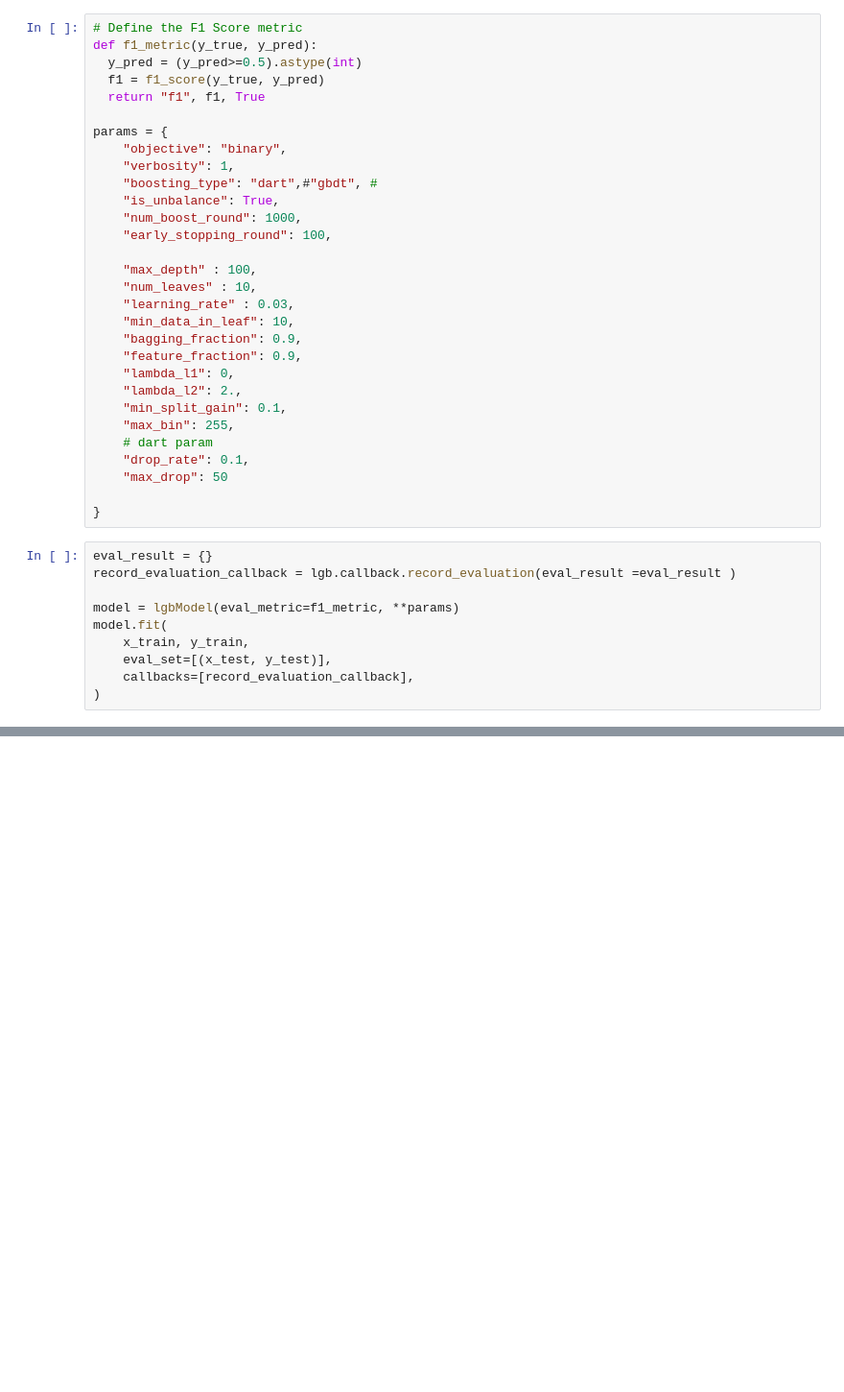
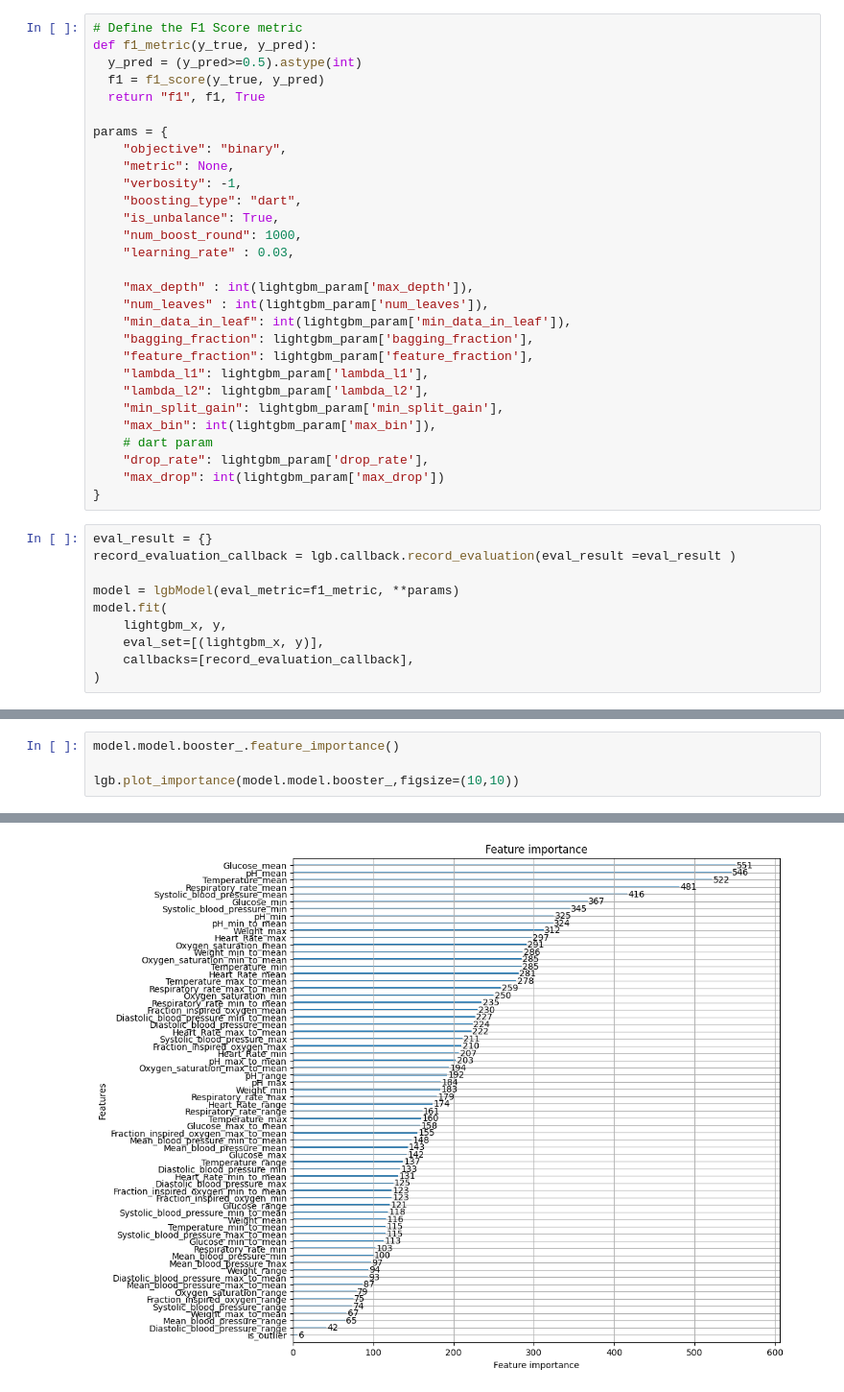
Before and after one commit to Johneinsteinwong/COMP7015_GroupProject, a Jupyter notebook: train_lightgbm.ipynb, the cells around one changed output, grey strips where cells are left out. Shown at 96% size. Drawn from its saved outputs; the diff is of its cells as text; blank space fills up the shorter version.

Commit message:
added LightGBM training and prediction

```diff
--- a/train_lightgbm.ipynb
+++ b/train_lightgbm.ipynb
@@ -41,26 +64,25 @@ def f1_metric(y_true, y_pred):
 
 params = {
     "objective": "binary",
-    "verbosity": 1,
-    "boosting_type": "dart",#"gbdt", #
+    "metric": None,
+    "verbosity": -1,
+    "boosting_type": "dart",
     "is_unbalance": True,
     "num_boost_round": 1000,
-    "early_stopping_round": 100,
+    "learning_rate" : 0.03,
 
-    "max_depth" : 100,
-    "num_leaves" : 10,
-    "learning_rate" : 0.03,
-    "min_data_in_leaf": 10,
-    "bagging_fraction": 0.9,
-    "feature_fraction": 0.9,
-    "lambda_l1": 0,
-    "lambda_l2": 2.,
-    "min_split_gain": 0.1,
-    "max_bin": 255,
+    "max_depth" : int(lightgbm_param['max_depth']),
+    "num_leaves" : int(lightgbm_param['num_leaves']),
+    "min_data_in_leaf": int(lightgbm_param['min_data_in_leaf']),
+    "bagging_fraction": lightgbm_param['bagging_fraction'],
+    "feature_fraction": lightgbm_param['feature_fraction'],
+    "lambda_l1": lightgbm_param['lambda_l1'],
+    "lambda_l2": lightgbm_param['lambda_l2'],
+    "min_split_gain": lightgbm_param['min_split_gain'],
+    "max_bin": int(lightgbm_param['max_bin']),
     # dart param
-    "drop_rate": 0.1,
-    "max_drop": 50
-
+    "drop_rate": lightgbm_param['drop_rate'],
+    "max_drop": int(lightgbm_param['max_drop'])
 }
 # %%
 eval_result = {}
@@ -68,7 +90,7 @@ record_evaluation_callback = lgb.callback.record_evaluation(eval_result =eval_re
 
 model = lgbModel(eval_metric=f1_metric, **params)
 model.fit(
-    x_train, y_train,
-    eval_set=[(x_test, y_test)],
+    lightgbm_x, y,
+    eval_set=[(lightgbm_x, y)],
     callbacks=[record_evaluation_callback],
 )
@@ -81,0 +113,5 @@ evaluate_model(y_test, y_label, p)
+# %%
+model.model.booster_.feature_importance()
+
+lgb.plot_importance(model.model.booster_,figsize=(10,10))
+# %% [output]
@@ -81,0 +119 @@ evaluate_model(y_test, y_label, p)
+[figure, added]
```
Also changed, not shown: parts of 13 cells of this notebook, 17 other files.
